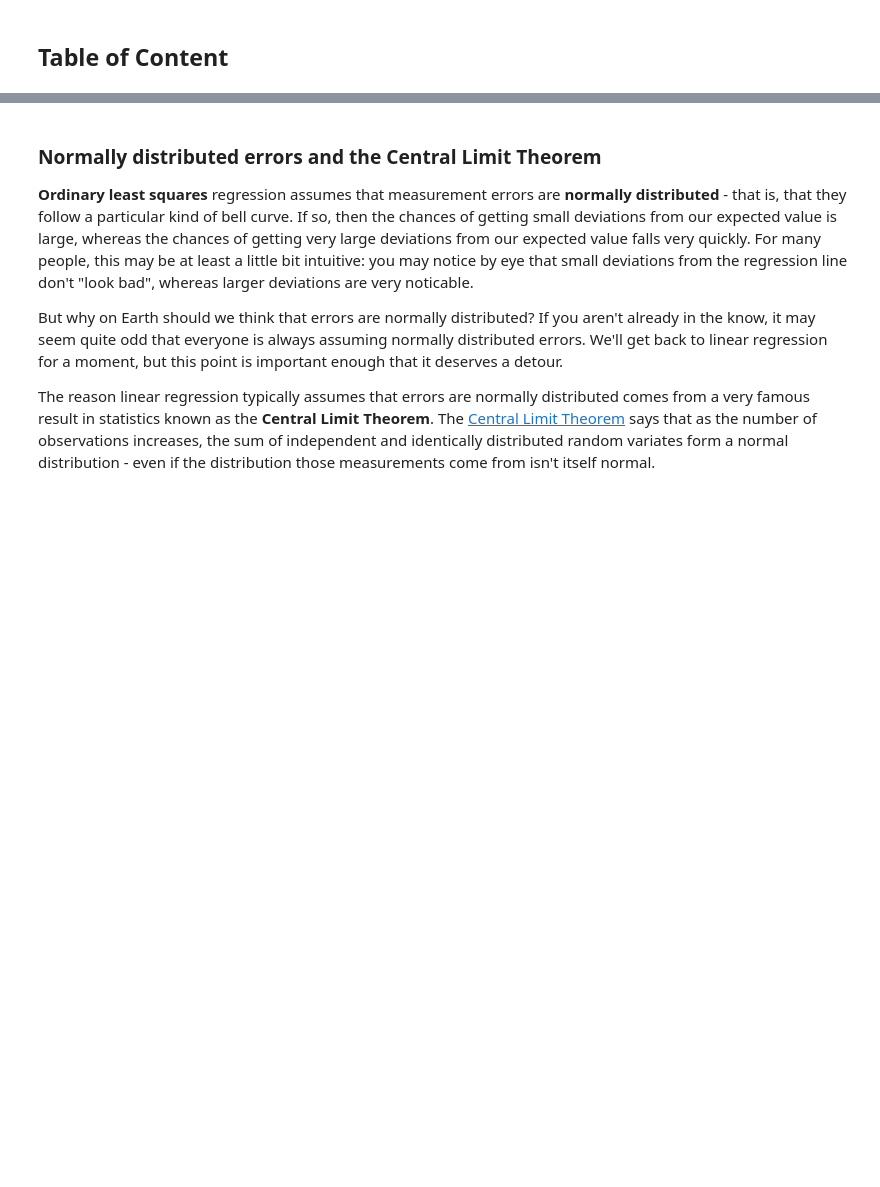
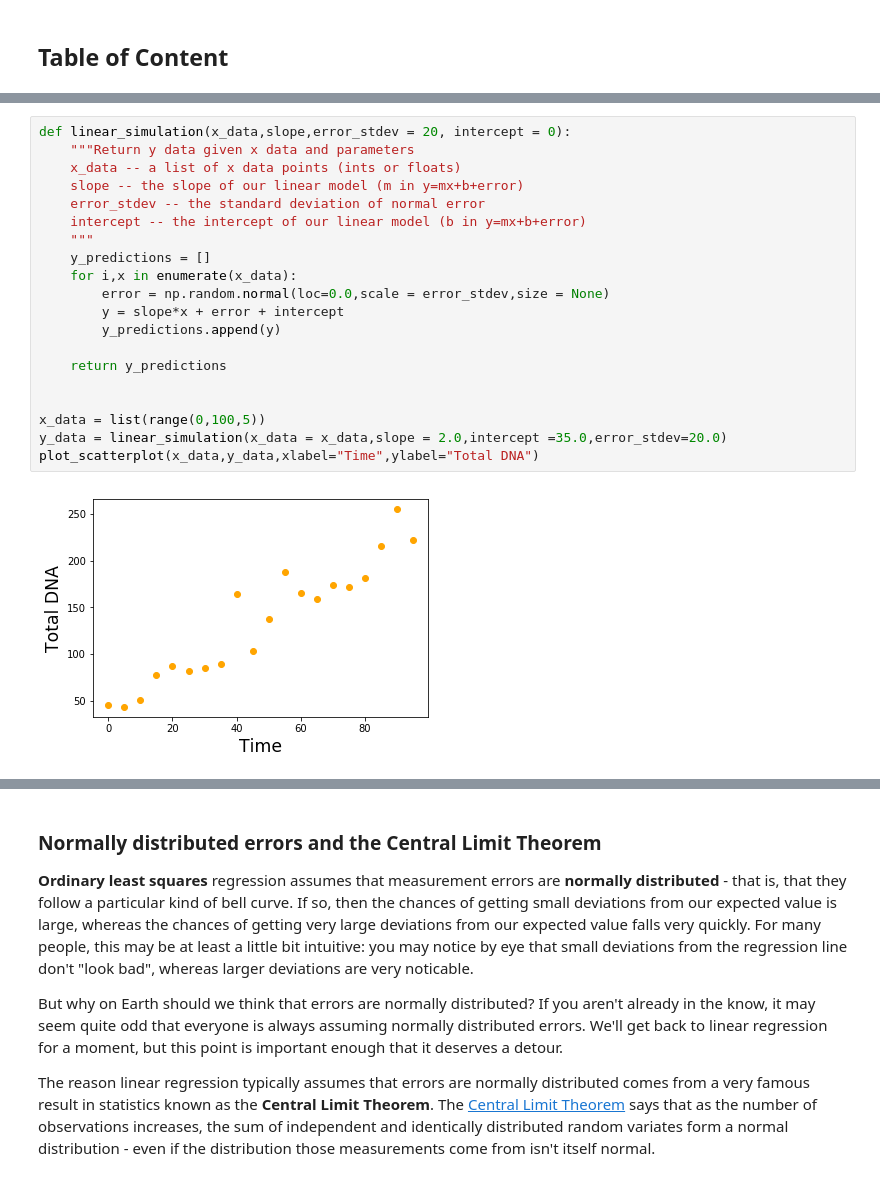
Before and after one commit to zaneveld/full_spectrum_bioinformatics, a Jupyter notebook: content/11_statistics/linear_models.ipynb, the cells around one changed output, grey strips where cells are left out. Saved outputs shown, nothing was run; the diff lists cells and outputs as text; blank space fills up the shorter version.

```diff
--- a/content/11_statistics/linear_models.ipynb
+++ b/content/11_statistics/linear_models.ipynb
@@ -94,3 +190,25 @@ This notation can be a little confusing at first, but is very quick to write. No
+# %%
+def linear_simulation(x_data,slope,error_stdev = 20, intercept = 0):
+    """Return y data given x data and parameters
+    x_data -- a list of x data points (ints or floats)
+    slope -- the slope of our linear model (m in y=mx+b+error)
+    error_stdev -- the standard deviation of normal error
+    intercept -- the intercept of our linear model (b in y=mx+b+error)
+    """
+    y_predictions = []
+    for i,x in enumerate(x_data):
+        error = np.random.normal(loc=0.0,scale = error_stdev,size = None)
+        y = slope*x + error + intercept
+        y_predictions.append(y)
+
+    return y_predictions
+
+
+x_data = list(range(0,100,5))
+y_data = linear_simulation(x_data = x_data,slope = 2.0,intercept =35.0,error_stdev=20.0)
+plot_scatterplot(x_data,y_data,xlabel="Time",ylabel="Total DNA")
+# %% [output]
+[figure, added]
 # %% [markdown]
 ## Simple Linear regression
 
```
Also changed, not shown: parts of 50 cells of this notebook.
